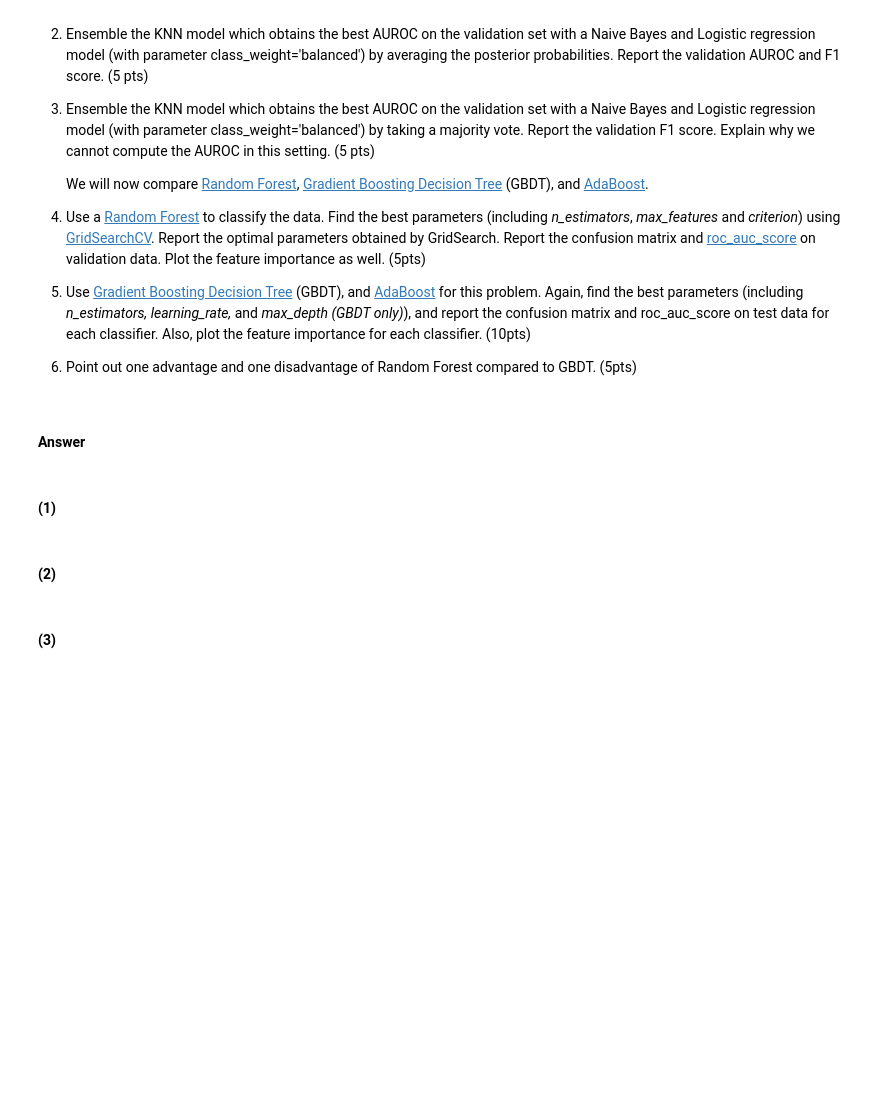
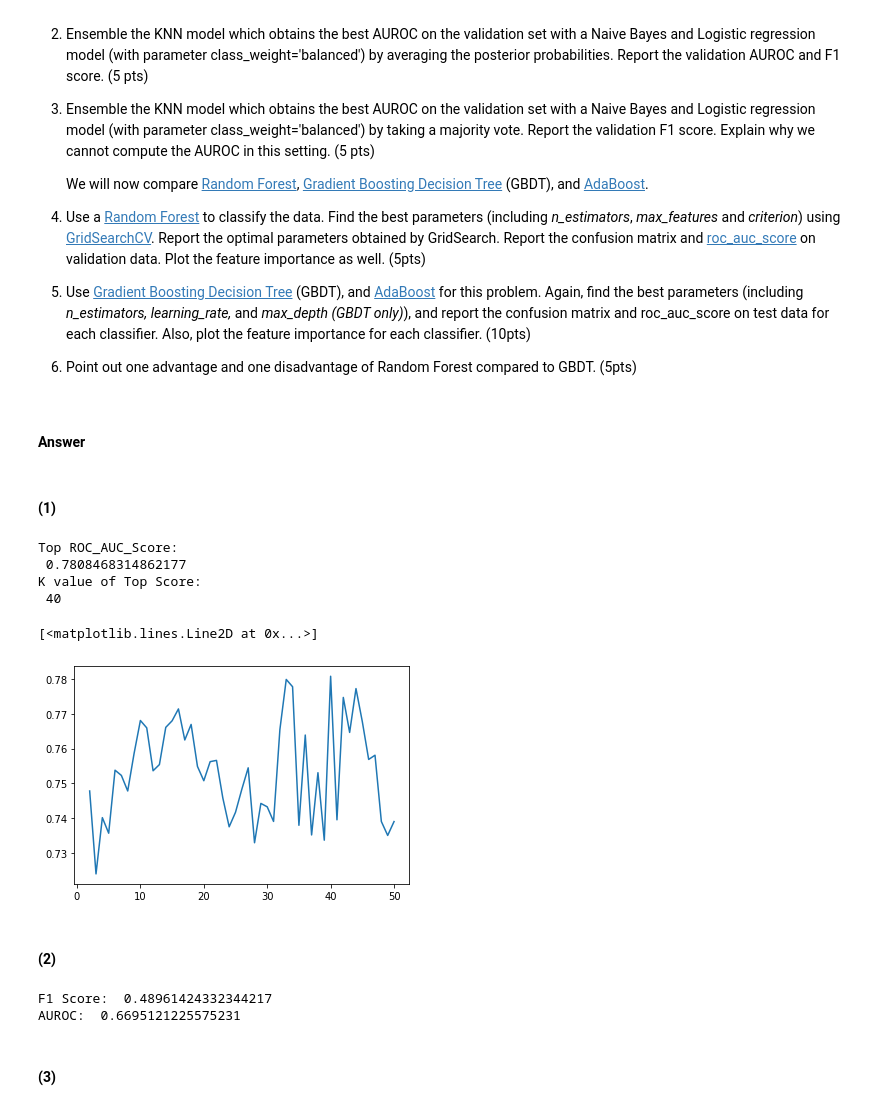
Before and after one commit to gchen369/MIS382N-Advanced-Predictive-Modeling, a Jupyter notebook: HW5-F19-MIS382N.ipynb, the cells around one changed output. Saved outputs shown, nothing was run; the diff lists cells and outputs as text; code cells hidden in the pictures; blank space fills up the shorter version.

```diff
--- a/HW5-F19-MIS382N.ipynb
+++ b/HW5-F19-MIS382N.ipynb
@@ -175,7 +177,75 @@ all_feature_preprocessor= FeatureUnion(transformer_list=[('numerical_preprocesso
 #### Answer
 # %% [markdown]
 #### (1)
+# %%
+score = []
+best_k = []
+count = 0
+k_vals = []
+auc_vals = []
+
+for k in range(2,51):
+    k_vals.append(k)
+    knn_model = Pipeline([
+                          ('preprocessor', all_feature_preprocessor),
+                          ('classifier', knn(n_neighbors=k))])
+    knn_model.fit(X_train, y_train)
+    pred = knn_model.predict(X_val)
+    auc_vals.append(roc_auc_score(pred,y_val))
+
+    if count == 0:
+        score.append(roc_auc_score(pred,y_val))
+        best_k.append(k)
+    elif roc_auc_score(pred,y_val) > score[-1]:
+        score.append(roc_auc_score(pred,y_val))
+        best_k.append(k)
+
+    count = count + 1
+
+print('Top ROC_AUC_Score:\n', score[-1])
+print('K value of Top Score:\n', best_k[-1])
+
+plt.plot(k_vals, auc_vals)
+# %% [output]
+Top ROC_AUC_Score:
+ 0.7808468314862177
+K value of Top Score:
+ 40
+[<matplotlib.lines.Line2D at 0x...>]
+[figure, added]
 # %% [markdown]
 #### (2)
+# %%
+knn_clf  = Pipeline([
+                     ('preprocessor', all_feature_preprocessor),
+                     ('classifier', knn(n_neighbors=40))
+                    ])
+
+NB_clf   = Pipeline([
+                     ('preprocessor', all_feature_preprocessor),
+                     ('classifier', GaussianNB())
+                    ])
+
+lr_clf   = Pipeline([
+                     ('preprocessor', all_feature_preprocessor),
+                     ('classifier', LogisticRegression(class_weight='balanced'))
+                    ])
+
+knn_clf.fit(X_train, y_train)
+NB_clf.fit(X_train, y_train)
+lr_clf.fit(X_train, y_train)
+
+pred = (knn_clf.predict_proba(X_val) + NB_clf.predict_proba(X_val) + lr_clf.predict_proba(X_val))/3
+y_pred = np.zeros(len(pred))
+
+for index,i in enumerate(pred):
+    if i[0] > i[1]: y_pred[index] = 0
+    else: y_pred[index] = 1
+
+print("F1 Score: ", f1_score(y_val, y_pred))
+print("AUROC: ", roc_auc_score(y_val, y_pred))
+# %% [output]
+F1 Score:  0.48961424332344217
+AUROC:  0.6695121225575231
 # %% [markdown]
 #### (3)
```
Also changed, not shown: parts of 11 cells of this notebook, 3 other files.
